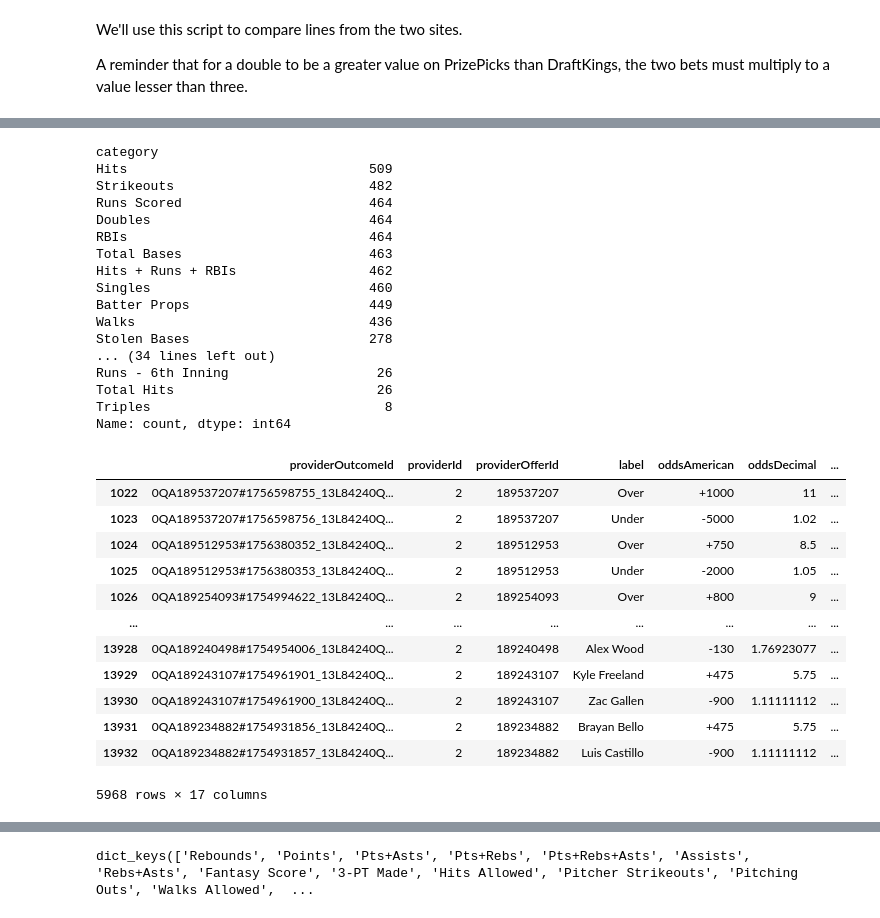
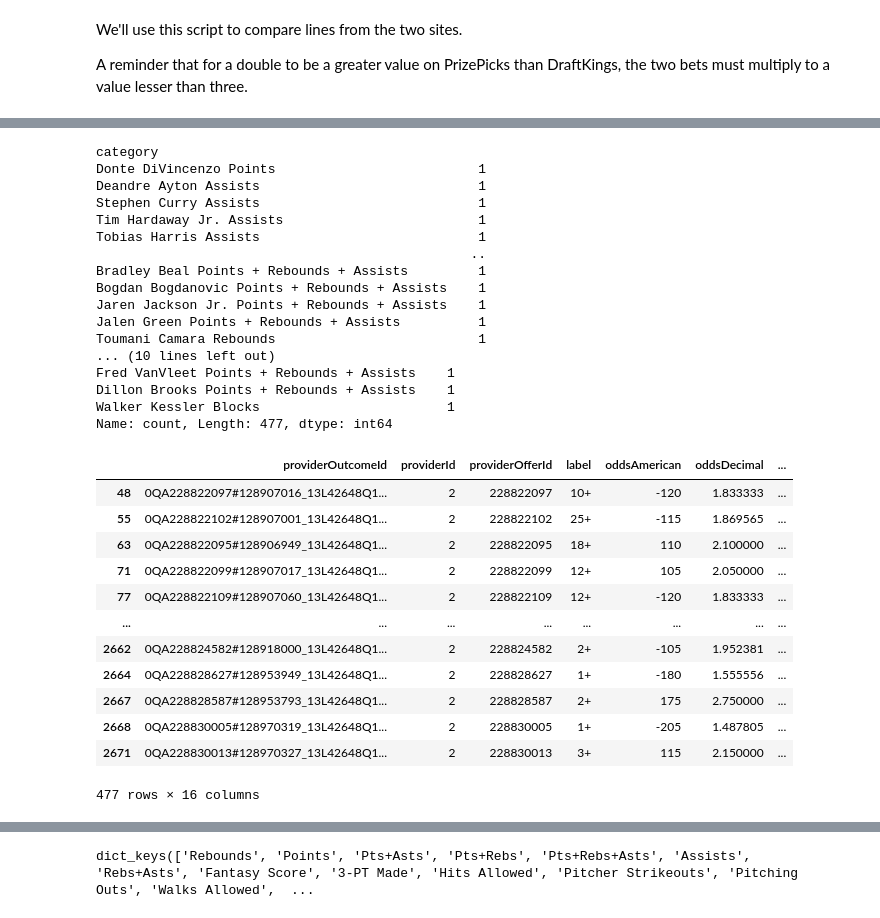
Before and after one commit to akann0/soccer-betting, a Jupyter notebook: ncaa_march_madness_bets/compare_dk_pp_lines.ipynb, the cells around one changed output, grey strips where cells are left out. Cells and saved outputs as stored; diff of their text form; code cells hidden in the pictures.

```diff
--- a/ncaa_march_madness_bets/compare_dk_pp_lines.ipynb
+++ b/ncaa_march_madness_bets/compare_dk_pp_lines.ipynb
@@ -59,44 +60,51 @@ dict_keys(['adjusted_odds', 'board_time', 'custom_image', 'description', 'end_ti
 # %%
-dk_lines = pd.read_csv('draftkings_mlb.csv', encoding='latin-1')
-print(dk_lines['category'].value_counts())
+dk_lines = pd.read_csv('draftkings_nba.csv', encoding='latin-1')
+# print(dk_lines['category'].value_counts())
 # # list the items that appear multiple times
-dk_lines['category'].value_counts()[dk_lines['category'].value_counts() > 1]
-game_props = ["Game Lines", "Team Props", "Halves", "Game Props", "Total", "Innings", "Total Runs - 1st 5 Innings"]
+print(dk_lines['category'].value_counts()[dk_lines['category'].value_counts() == 1])
+game_props = ["Game Lines", "Team Props", "Halves", "Game Props", "Total", "Innings", "Total Runs - 1st 5 Innings", "Quick Hits", "Game Leaders", "Game Lines", "Total", "Most Points", "Moneyline", "Halves", "Total 1st Half", "Moneyline 1st Half", "Quarters", "Total 1st Quarter", "Moneyline 1st Quarter", "Q1 Player Props"]
+
 
 player_lines = dk_lines[~dk_lines['category'].isin(game_props)]
-player_lines = player_lines.dropna()
+player_lines = player_lines[~player_lines['participants'].isin(game_props)]
+print(player_lines['category'].value_counts())
+
+# drop na just for the 'category' label
+player_lines = player_lines.dropna( subset=['category'] )
+#drop the entire column for 'prop_label' since it is not needed
+player_lines = player_lines.drop(columns=['prop_label'])
 player_lines
 # %% [output]
 category
-Hits                               509
-Strikeouts                         482
-Runs Scored                        464
-Doubles                            464
-RBIs                               464
-Total Bases                        463
-Hits + Runs + RBIs                 462
-Singles                            460
-Batter Props                       449
-Walks                              436
-Stolen Bases                       278
-... (34 lines left out)
-Runs - 6th Inning                   26
-Total Hits                          26
-Triples                              8
-Name: count, dtype: int64
+Donte DiVincenzo Points                          1
+Deandre Ayton Assists                            1
+Stephen Curry Assists                            1
+Tim Hardaway Jr. Assists                         1
+Tobias Harris Assists                            1
+                                                ..
+Bradley Beal Points + Rebounds + Assists         1
+Bogdan Bogdanovic Points + Rebounds + Assists    1
+Jaren Jackson Jr. Points + Rebounds + Assists    1
+Jalen Green Points + Rebounds + Assists          1
+Toumani Camara Rebounds                          1
+... (10 lines left out)
+Fred VanVleet Points + Rebounds + Assists    1
+Dillon Brooks Points + Rebounds + Assists    1
+Walker Kessler Blocks                        1
+Name: count, Length: 477, dtype: int64
 |  | providerOutcomeId | providerId | providerOfferId | label | oddsAmerican | oddsDecimal | ... |
-| 1022 | 0QA189537207#1756598755_13L84240Q... | 2 | 189537207 | Over | +1000 | 11 | ... |
-| 1023 | 0QA189537207#1756598756_13L84240Q... | 2 | 189537207 | Under | -5000 | 1.02 | ... |
-| 1024 | 0QA189512953#1756380352_13L84240Q... | 2 | 189512953 | Over | +750 | 8.5 | ... |
-| 1025 | 0QA189512953#1756380353_13L84240Q... | 2 | 189512953 | Under | -2000 | 1.05 | ... |
-| 1026 | 0QA189254093#1754994622_13L84240Q... | 2 | 189254093 | Over | +800 | 9 | ... |
+| 48 | 0QA228822097#128907016_13L42648Q1... | 2 | 228822097 | 10+ | -120 | 1.833333 | ... |
+| 55 | 0QA228822102#128907001_13L42648Q1... | 2 | 228822102 | 25+ | -115 | 1.869565 | ... |
+| 63 | 0QA228822095#128906949_13L42648Q1... | 2 | 228822095 | 18+ | 110 | 2.100000 | ... |
+| 71 | 0QA228822099#128907017_13L42648Q1... | 2 | 228822099 | 12+ | 105 | 2.050000 | ... |
+| 77 | 0QA228822109#128907060_13L42648Q1... | 2 | 228822109 | 12+ | -120 | 1.833333 | ... |
 | ... | ... | ... | ... | ... | ... | ... | ... |
-| 13928 | 0QA189240498#1754954006_13L84240Q... | 2 | 189240498 | Alex Wood | -130 | 1.76923077 | ... |
-| 13929 | 0QA189243107#1754961901_13L84240Q... | 2 | 189243107 | Kyle Freeland | +475 | 5.75 | ... |
-| 13930 | 0QA189243107#1754961900_13L84240Q... | 2 | 189243107 | Zac Gallen | -900 | 1.11111112 | ... |
-| 13931 | 0QA189234882#1754931856_13L84240Q... | 2 | 189234882 | Brayan Bello | +475 | 5.75 | ... |
-| 13932 | 0QA189234882#1754931857_13L84240Q... | 2 | 189234882 | Luis Castillo | -900 | 1.11111112 | ... |
+| 2662 | 0QA228824582#128918000_13L42648Q1... | 2 | 228824582 | 2+ | -105 | 1.952381 | ... |
+| 2664 | 0QA228828627#128953949_13L42648Q1... | 2 | 228828627 | 1+ | -180 | 1.555556 | ... |
+| 2667 | 0QA228828587#128953793_13L42648Q1... | 2 | 228828587 | 2+ | 175 | 2.750000 | ... |
+| 2668 | 0QA228830005#128970319_13L42648Q1... | 2 | 228830005 | 1+ | -205 | 1.487805 | ... |
+| 2671 | 0QA228830013#128970327_13L42648Q1... | 2 | 228830013 | 3+ | 115 | 2.150000 | ... |
-5968 rows × 17 columns
+477 rows × 16 columns
 # %%
 def get_categories(dk_db):
     ans = []
```
Also changed, not shown: parts of 19 cells of this notebook, 14 other files.
